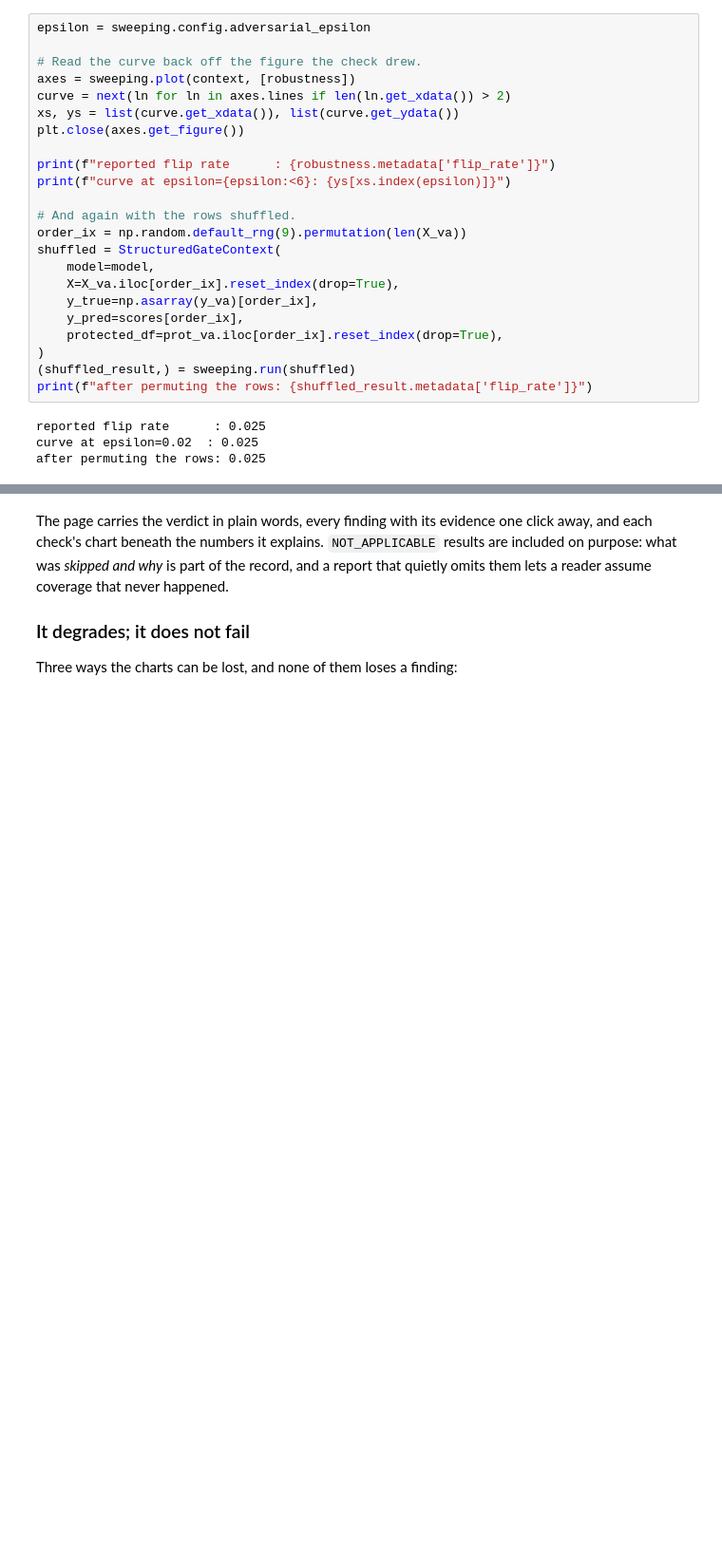
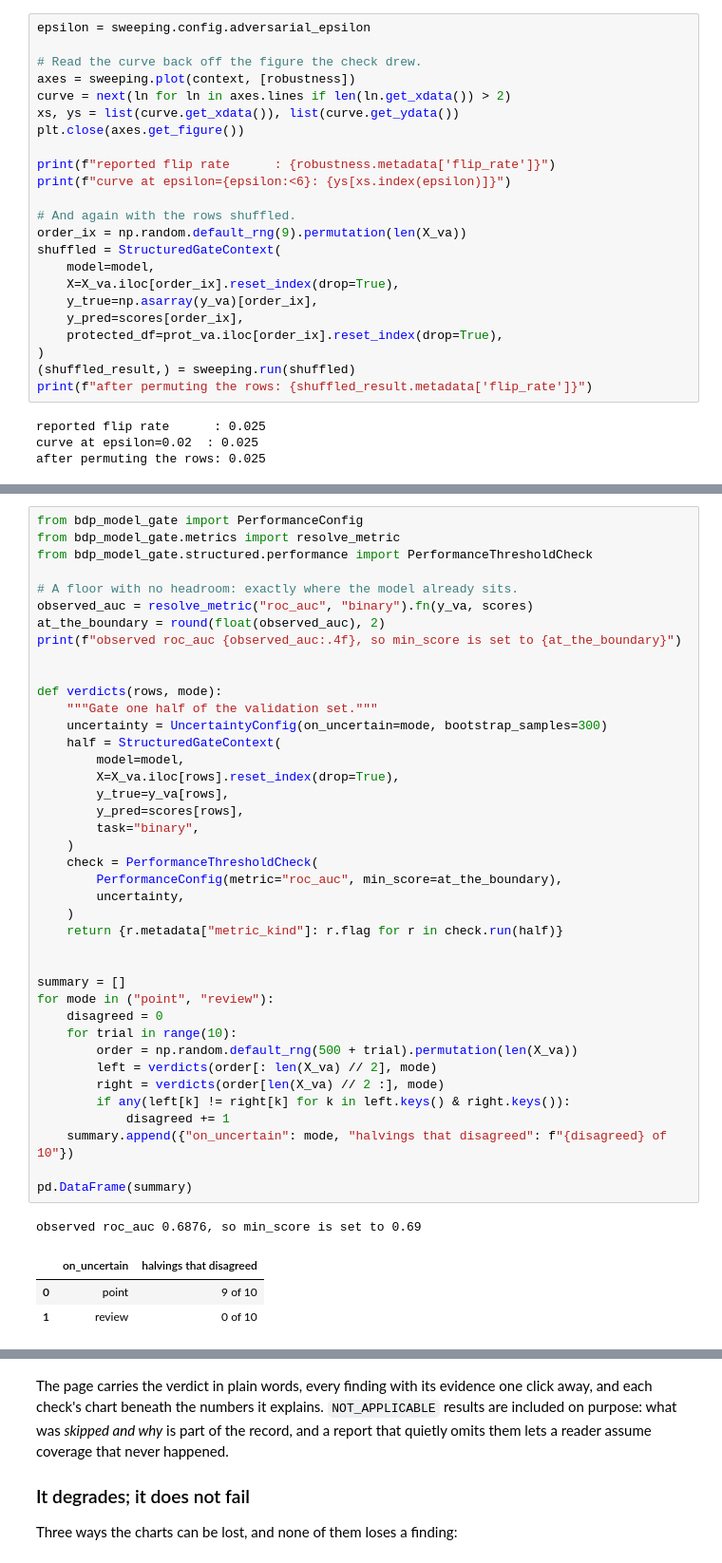
Before and after one commit to vanjy-eng/model-gate, a Jupyter notebook: examples/06_reports_and_plots.ipynb, the cells around one changed output, grey strips where cells are left out. Shown at 95% size. Drawn from its saved outputs; the diff is of its cells as text; blank space fills up the shorter version.

```diff
--- a/examples/06_reports_and_plots.ipynb
+++ b/examples/06_reports_and_plots.ipynb
@@ -480,0 +586,45 @@ after permuting the rows: 0.025
+# %%
+from bdp_model_gate import PerformanceConfig
+from bdp_model_gate.metrics import resolve_metric
+from bdp_model_gate.structured.performance import PerformanceThresholdCheck
+
+# A floor with no headroom: exactly where the model already sits.
+observed_auc = resolve_metric("roc_auc", "binary").fn(y_va, scores)
+at_the_boundary = round(float(observed_auc), 2)
+print(f"observed roc_auc {observed_auc:.4f}, so min_score is set to {at_the_boundary}")
+
+
+def verdicts(rows, mode):
+    """Gate one half of the validation set."""
+    uncertainty = UncertaintyConfig(on_uncertain=mode, bootstrap_samples=300)
+    half = StructuredGateContext(
+        model=model,
+        X=X_va.iloc[rows].reset_index(drop=True),
+        y_true=y_va[rows],
+        y_pred=scores[rows],
+        task="binary",
+    )
+    check = PerformanceThresholdCheck(
+        PerformanceConfig(metric="roc_auc", min_score=at_the_boundary),
+        uncertainty,
+    )
+    return {r.metadata["metric_kind"]: r.flag for r in check.run(half)}
+
+
+summary = []
+for mode in ("point", "review"):
+    disagreed = 0
+    for trial in range(10):
+        order = np.random.default_rng(500 + trial).permutation(len(X_va))
+        left = verdicts(order[: len(X_va) // 2], mode)
+        right = verdicts(order[len(X_va) // 2 :], mode)
+        if any(left[k] != right[k] for k in left.keys() & right.keys()):
+            disagreed += 1
+    summary.append({"on_uncertain": mode, "halvings that disagreed": f"{disagreed} of 10"})
+
+pd.DataFrame(summary)
+# %% [output]
+observed roc_auc 0.6876, so min_score is set to 0.69
+|  | on_uncertain | halvings that disagreed |
+| 0 | point | 9 of 10 |
+| 1 | review | 0 of 10 |
```
Also changed, not shown: parts of 17 cells of this notebook, 17 other files.
